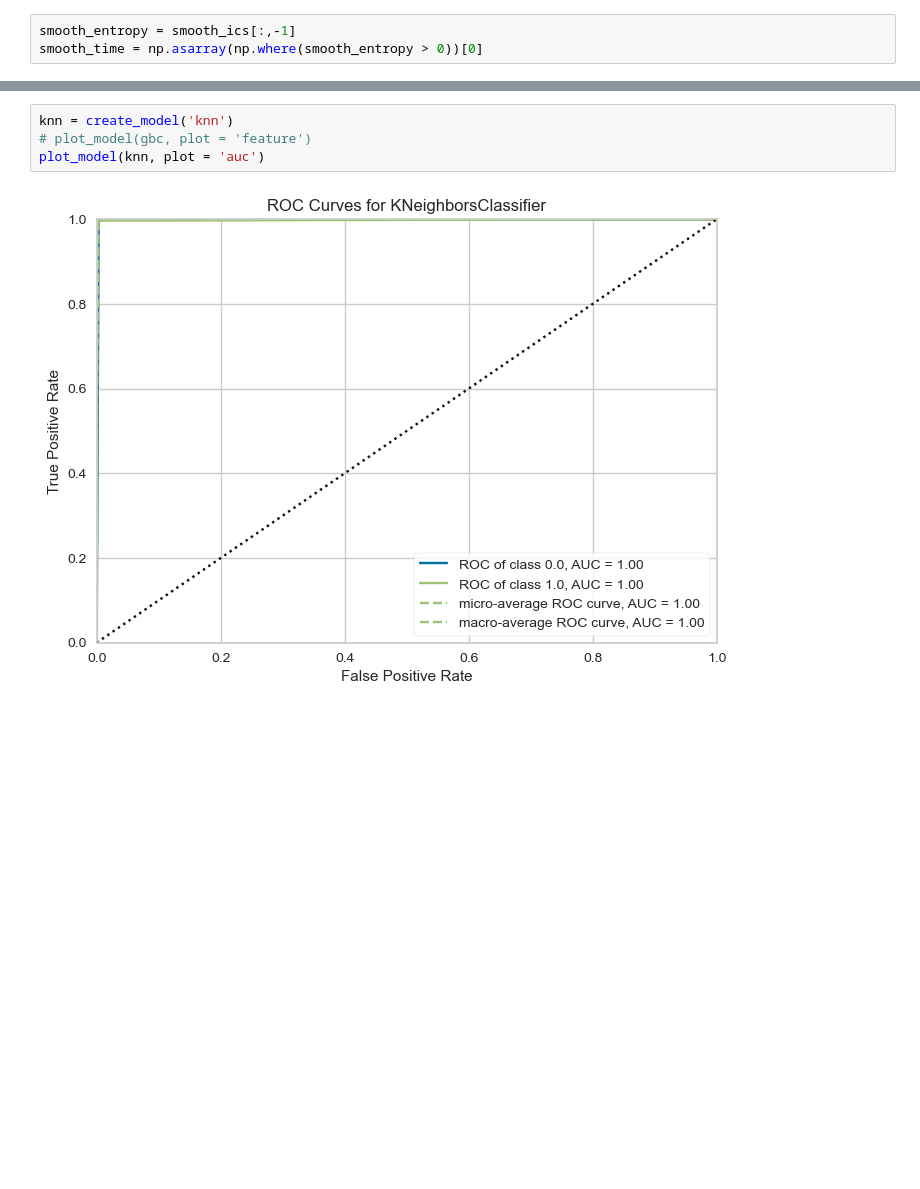
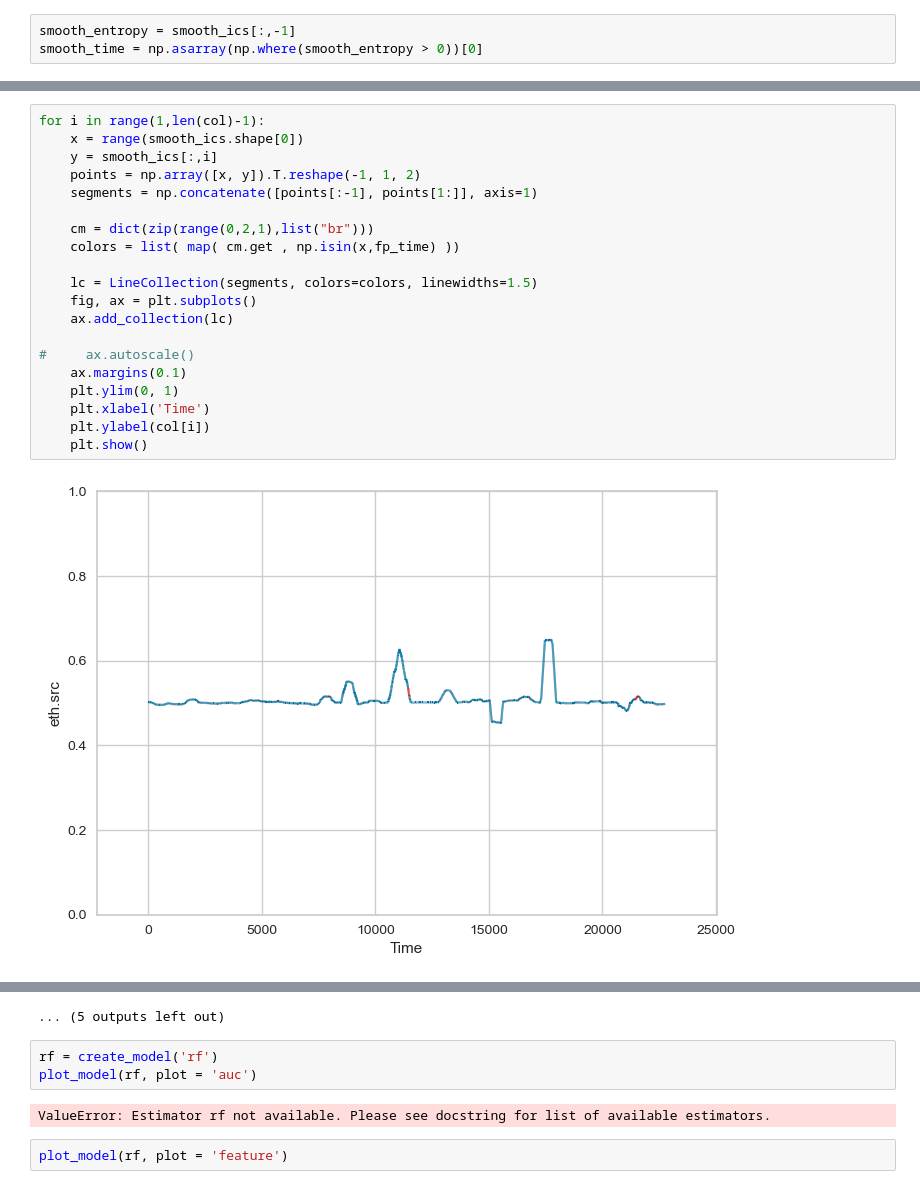
Before and after one commit to kbuaaaaaa/COTS_ICS_Security, a Jupyter notebook: Detection/Entropy Detection/model.ipynb, the cells around one changed output, grey strips where cells are left out. Drawn from its saved outputs; the diff is of its cells as text; blank space fills up the shorter version.

```diff
--- a/Detection/Entropy Detection/model.ipynb
+++ b/Detection/Entropy Detection/model.ipynb
@@ -217,0 +289,22 @@ model = compare_models()
+# %%
+for i in range(1,len(col)-1):
+    x = range(smooth_ics.shape[0])
+    y = smooth_ics[:,i]
+    points = np.array([x, y]).T.reshape(-1, 1, 2)
+    segments = np.concatenate([points[:-1], points[1:]], axis=1)
+
+    cm = dict(zip(range(0,2,1),list("br")))
+    colors = list( map( cm.get , np.isin(x,fp_time) ))
+
+    lc = LineCollection(segments, colors=colors, linewidths=1.5)
+    fig, ax = plt.subplots()
+    ax.add_collection(lc)
+
+#     ax.autoscale()
+    ax.margins(0.1)
+    plt.ylim(0, 1)
+    plt.xlabel('Time')
+    plt.ylabel(col[i])
+    plt.show()
+# %% [output]
+[figure, added]
@@ -218,7 +322,9 @@ model = compare_models()
+... (5 outputs left out)
 # %%
-knn = create_model('knn')
-# plot_model(gbc, plot = 'feature')
-plot_model(knn, plot = 'auc')
+rf = create_model('rf')
+plot_model(rf, plot = 'auc')
 # %% [output]
-[figure, removed]
+ValueError: Estimator rf not available. Please see docstring for list of available estimators.
+# %%
+plot_model(rf, plot = 'feature')
 # %%
```
Also changed, not shown: parts of 15 cells of this notebook, 14 other files.
